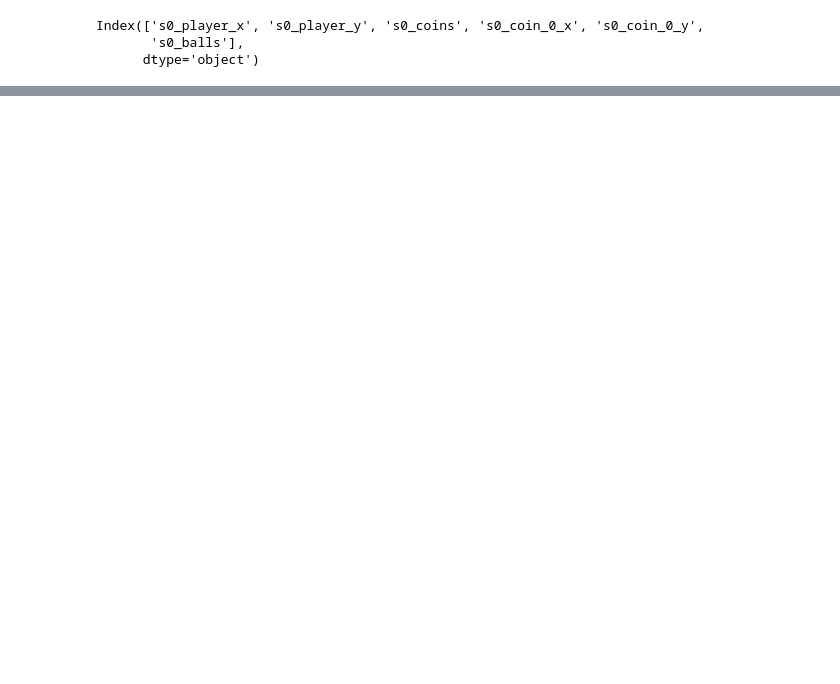
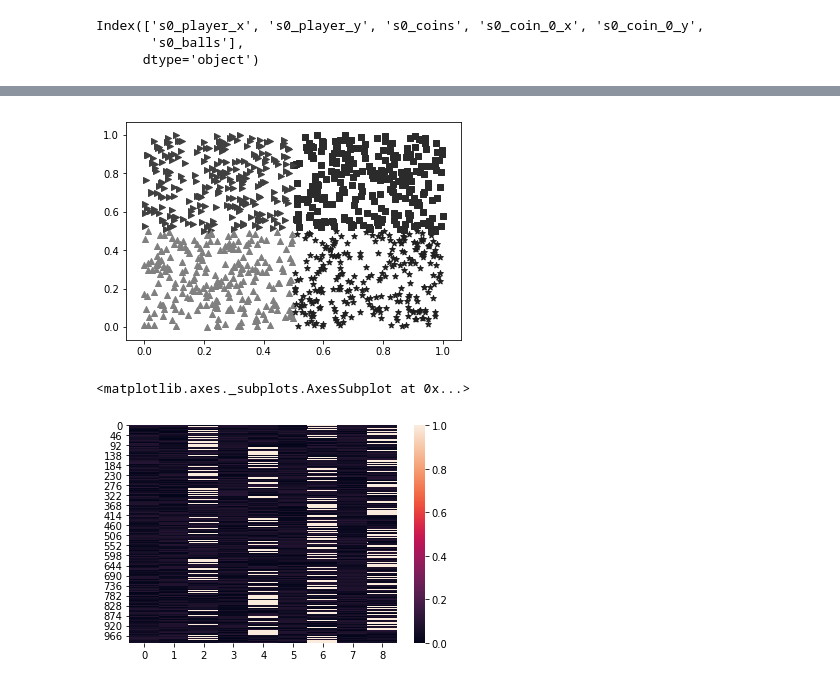
Before and after one commit to mallibus/Arcade, a Jupyter notebook: Behavior analysis.ipynb, the cells around one changed output, grey strips where cells are left out. Drawn from its saved outputs; the diff is of its cells as text; code cells hidden in the pictures; blank space fills up the shorter version.

```diff
--- a/Behavior analysis.ipynb
+++ b/Behavior analysis.ipynb
@@ -150,5 +157,3 @@ df.columns[1:7]
 Index(['s0_player_x', 's0_player_y', 's0_coins', 's0_coin_0_x', 's0_coin_0_y',
        's0_balls'],
       dtype='object')
-# %%
-status = df.loc[loc1][df.columns[1:7]].values
@@ -154,0 +208,30 @@ status = df.loc[loc1][df.columns[1:7]].values
+# %%
+train_in = []
+train_target = []
+
+for i in range(1000):
+    x,y = random.random(),random.random()
+    if (x<0.5) and (y<0.5):
+        action = 2
+    elif (x<0.5) and (y>=0.5):
+        action = 4
+    elif (x>0.5) and (y>=0.5):
+        action = 6
+    else:
+        action = 8
+    train_in.append(np.array([x,y,1,0.5,0.5,0]))
+    _target =  np.random.rand(9)/10
+    _target[action] = 0.9995
+    train_target.append(_target)
+# %%
+markers = ['o', 'v', '^', '<', '>', '8', 's', 'p', '*', 'h', 'H', 'D', 'd', 'P', 'X']
+for i in range(len(train_in)):
+    action = np.argmax(train_target[i])
+    plt.scatter(train_in[i][0],train_in[i][1],color="{:3.2f}".format(1/action),marker=markers[action])
+
+plt.show()
+sns.heatmap(pd.DataFrame(train_target))
+# %% [output]
+[figure, added]
+<matplotlib.axes._subplots.AxesSubplot at 0x...>
+[figure, added]
```
Also changed, not shown: parts of 39 cells of this notebook, 2 other files.
